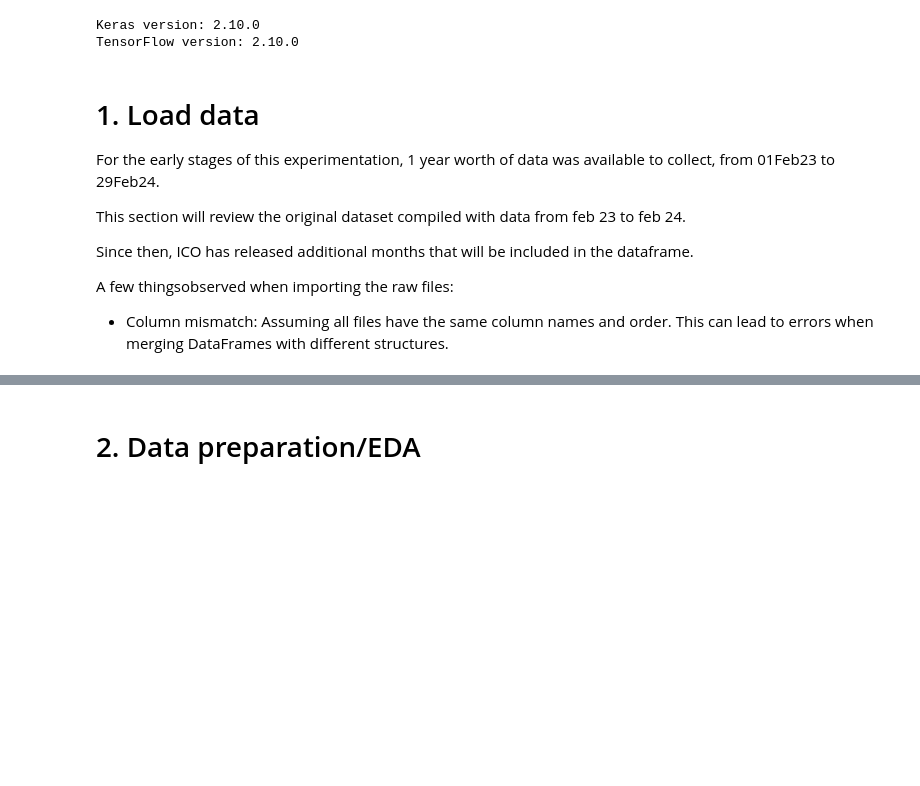
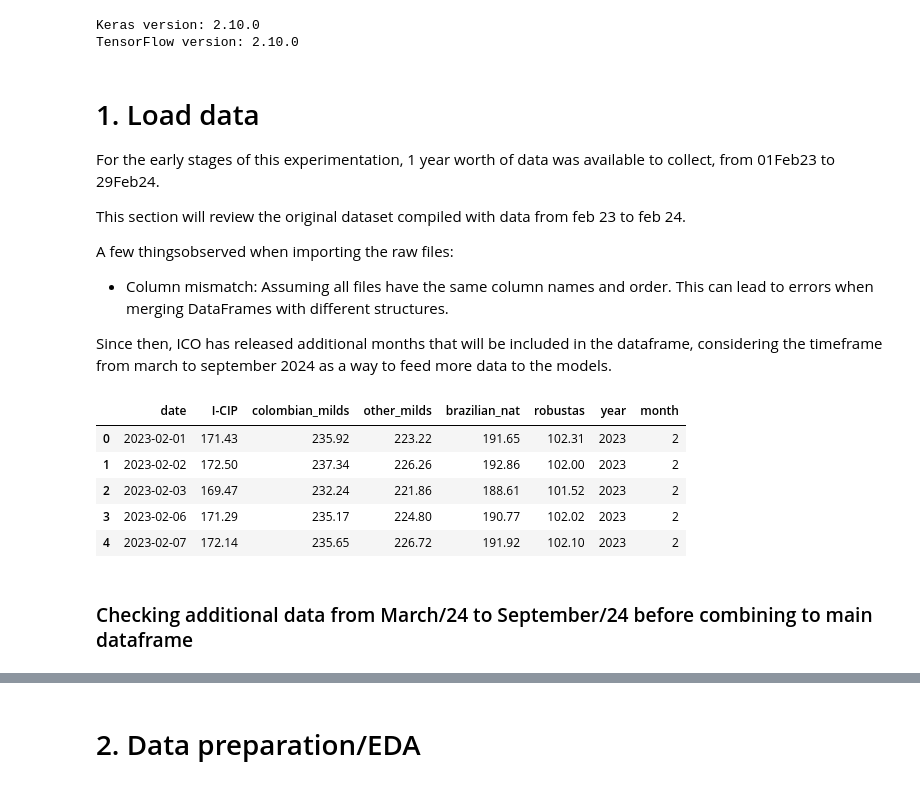
Before and after one commit to clarissa2020274/2020274_capstone, a Jupyter notebook: 2020274_October_24.ipynb, the cells around one changed output, grey strips where cells are left out. Drawn from its saved outputs; the diff is of its cells as text; code cells hidden in the pictures; blank space fills up the shorter version.

```diff
--- a/2020274_October_24.ipynb
+++ b/2020274_October_24.ipynb
@@ -101,10 +101,27 @@ For the early stages of this experimentation, 1 year worth of data was available
 This section will review the original dataset compiled with data from feb 23 to feb 24.
 
 
-Since then, ICO has released additional months that will be included in the dataframe.
+
 
 A few thingsobserved when importing the raw files:
 
 - Column mismatch: Assuming all files have the same column names and order. This can lead to errors when merging DataFrames with different structures.
+
+
+
+Since then, ICO has released additional months that will be included in the dataframe, considering the timeframe from march to september 2024 as a way to feed more data to the models.
 # %%
-#Import files from directory
+# Read the CSV file
+icip_data = pd.read_csv("icip_df.csv")
+
+# View the first 5 rows
+icip_data.head()
+# %% [output]
+|  | date | I-CIP | colombian_milds | other_milds | brazilian_nat | robustas | year | month |
+| 0 | 2023-02-01 | 171.43 | 235.92 | 223.22 | 191.65 | 102.31 | 2023 | 2 |
+| 1 | 2023-02-02 | 172.50 | 237.34 | 226.26 | 192.86 | 102.00 | 2023 | 2 |
+| 2 | 2023-02-03 | 169.47 | 232.24 | 221.86 | 188.61 | 101.52 | 2023 | 2 |
+| 3 | 2023-02-06 | 171.29 | 235.17 | 224.80 | 190.77 | 102.02 | 2023 | 2 |
+| 4 | 2023-02-07 | 172.14 | 235.65 | 226.72 | 191.92 | 102.10 | 2023 | 2 |
+# %% [markdown]
+### Checking  additional data from March/24 to September/24 before combining to main dataframe
```
Also changed, not shown: parts of 13 cells of this notebook, 8 other files.
